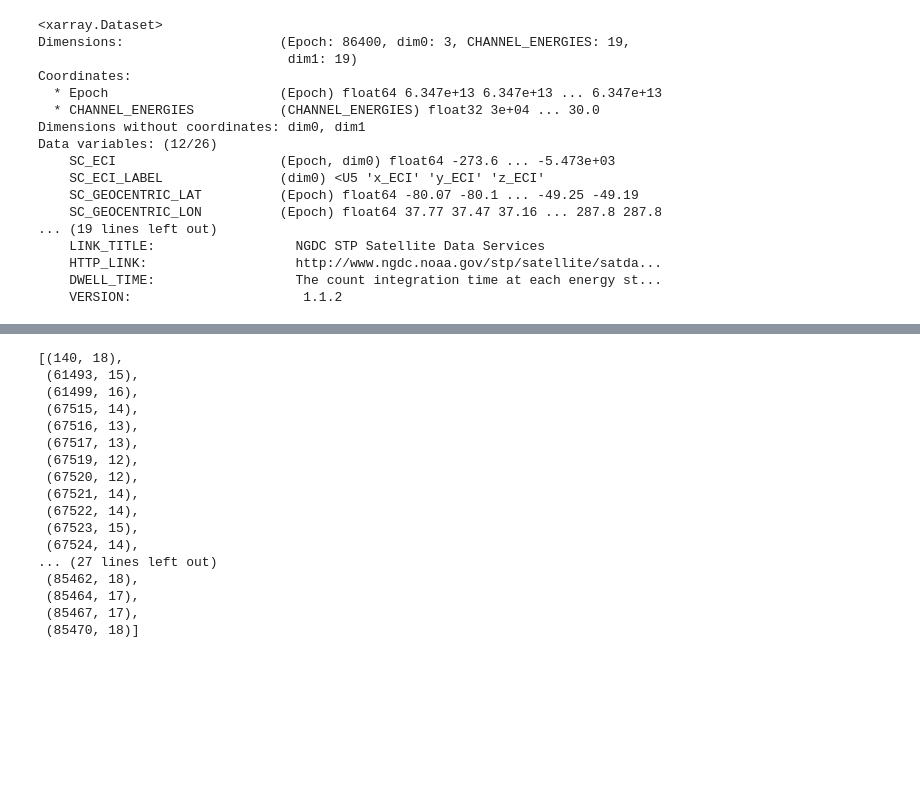
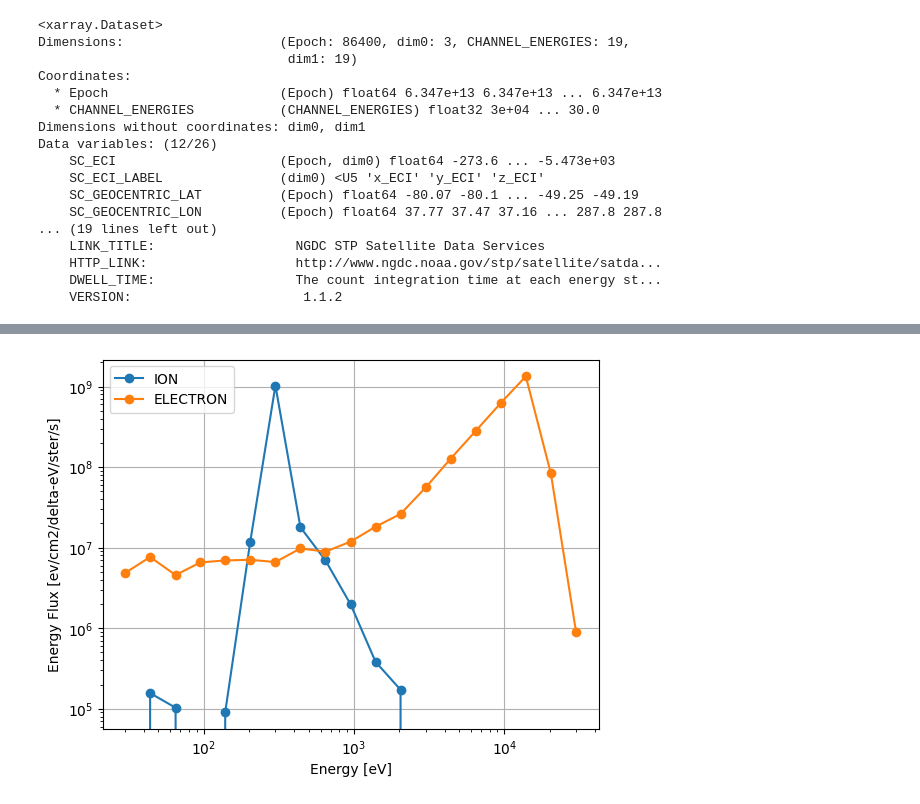
Before and after one commit to umeyuu/Prediction-of-Satellite-Potential-Using-Solar-Wind-Data, a Jupyter notebook: satelite_data.ipynb, the cells around one changed output, grey strips where cells are left out. Drawn from its saved outputs; the diff is of its cells as text; code cells hidden in the pictures; blank space fills up the shorter version.

```diff
--- a/satelite_data.ipynb
+++ b/satelite_data.ipynb
@@ -157 +149,5 @@ def detect_charge(ion, electron):
+# %%
+sat.plot_spectra()
+# %% [output]
+[figure, added]
 # %%
@@ -159,20 +154,0 @@ ind = detect_charge(ion ,ele)
-# %%
-ind
-# %% [output]
-[(140, 18),
- (61493, 15),
- (61499, 16),
- (67515, 14),
- (67516, 13),
- (67517, 13),
- (67519, 12),
- (67520, 12),
- (67521, 14),
- (67522, 14),
- (67523, 15),
- (67524, 14),
-... (27 lines left out)
- (85462, 18),
- (85464, 17),
- (85467, 17),
- (85470, 18)]
```
Also changed, not shown: parts of 25 cells of this notebook.
